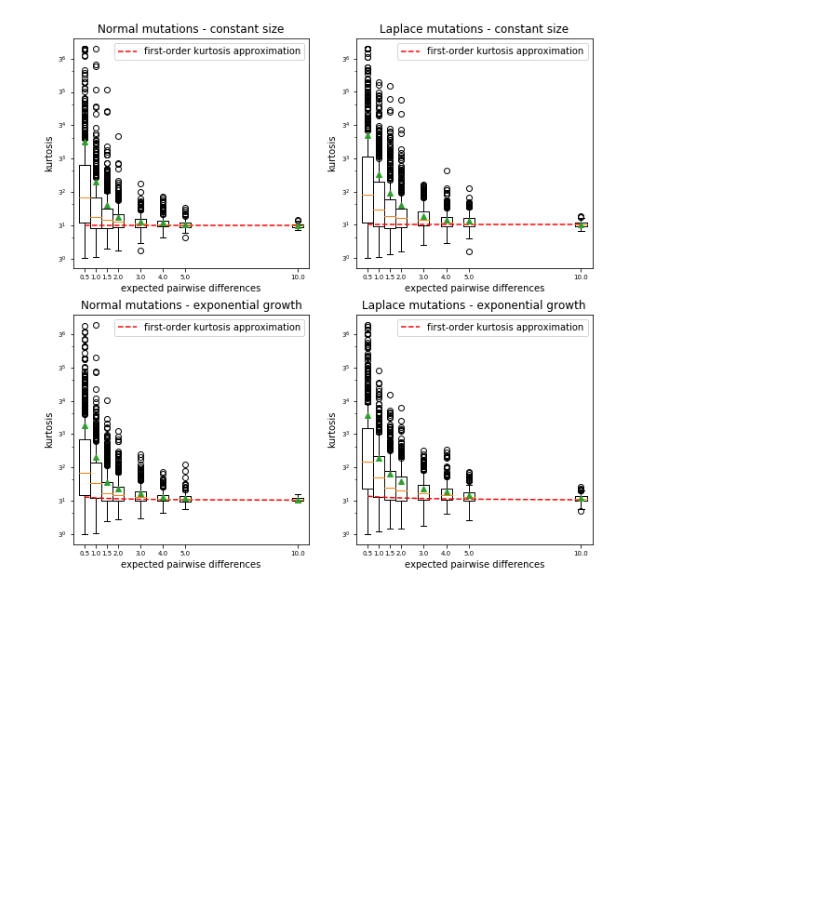
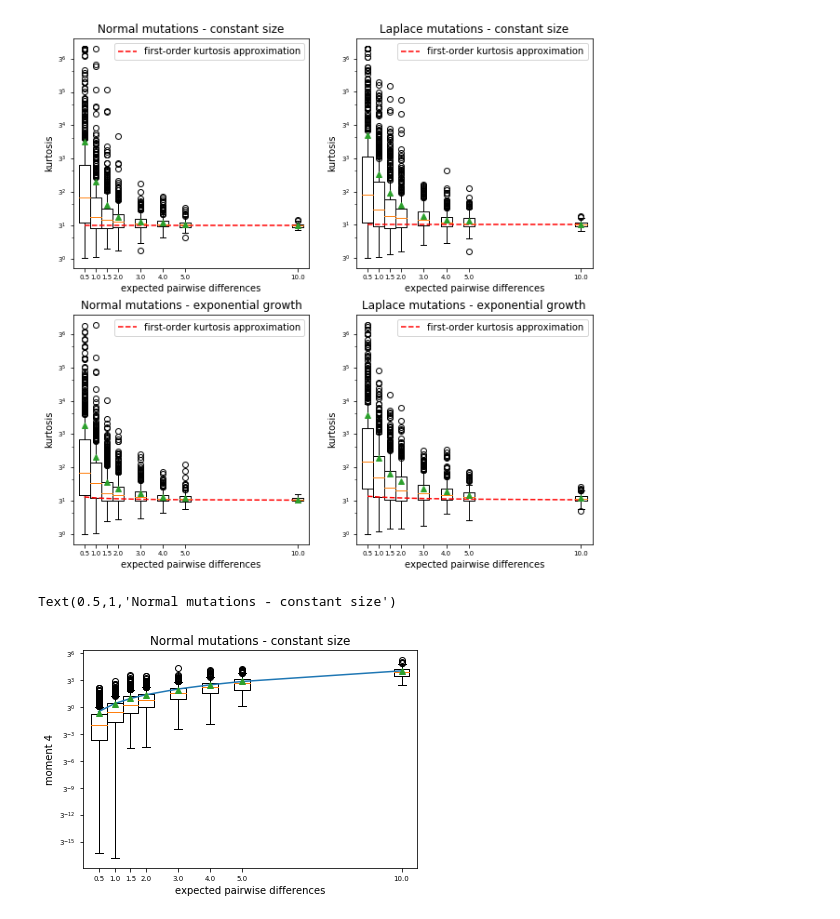
Before and after one commit to emkoch/quant_gen_coal, a Jupyter notebook: programs/msprime_tests.ipynb, the cells around one changed output. Drawn from its saved outputs; the diff is of its cells as text; code cells hidden in the pictures; blank space fills up the shorter version.

```diff
--- a/programs/msprime_tests.ipynb
+++ b/programs/msprime_tests.ipynb
@@ -98,6 +108,9 @@ def pop_kurt_alt(phens):
 def var_sq(phenotypes):
     phens = np.sum(phenotypes, axis=1)
     return(np.var(phens)**2)
+# %%
+pi_set = [0.5, 1.0, 1.5, 2.0, 3.0, 4.0, 5.0, 10.0]
+nreps = [500, 500, 500, 500, 400, 300, 200, 100]
 # %%
 #sim_phens = []
 #for ii, pi in enumerate(pi_set):
@@ -235,0 +273,12 @@ plt.savefig("kurt_sim.pdf", bbox_inches="tight")
+# %%
+plt.boxplot(np.array(pop_m4s_norm), positions=pi_set, showmeans=True);
+plt.plot(pi_set, [3]*(np.array(pi_set)/2.0)**2 + [3]*(np.array(pi_set)/4.0))
+plt.tick_params(labelsize=7)
+plt.yscale("log", basey=3)
+plt.xlabel("expected pairwise differences")
+plt.ylabel("moment 4")
+plt.legend()
+plt.title("Normal mutations - constant size")
+# %% [output]
+Text(0.5,1,'Normal mutations - constant size')
+[figure, added]
```
Also changed, not shown: parts of 20 cells of this notebook, 1 other file.
